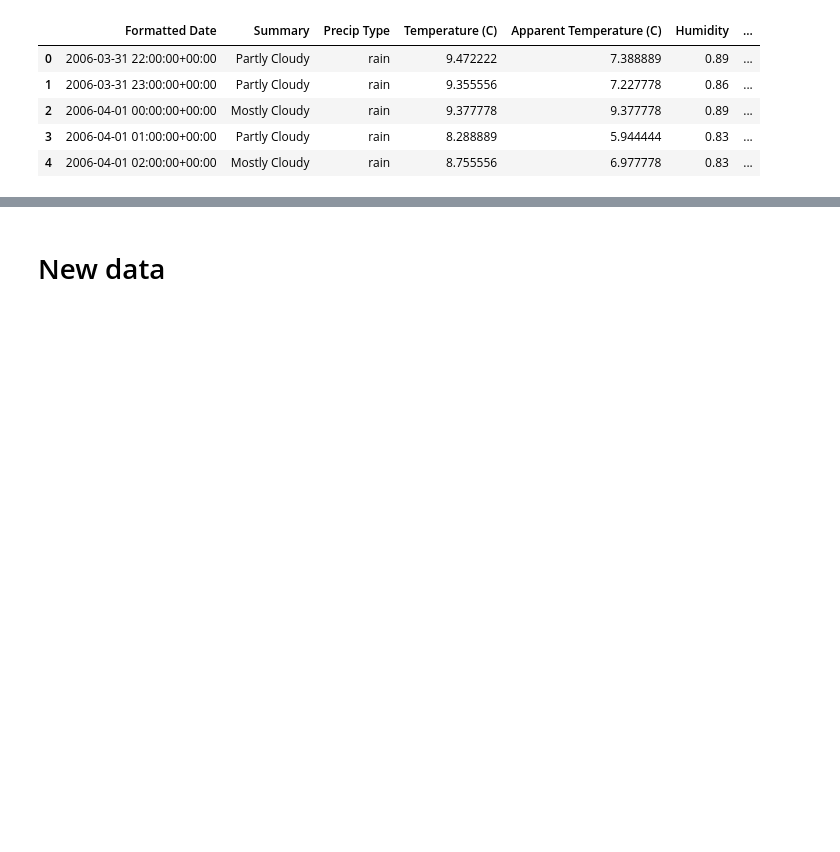
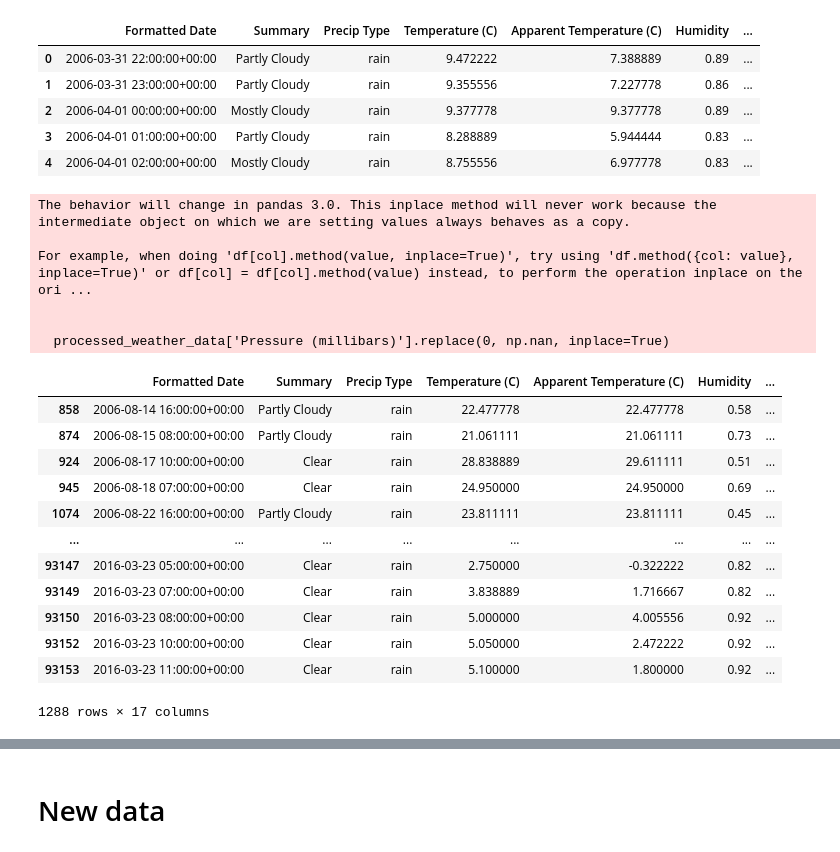
Before and after one commit to CMC-NCKH-2026/Weather_forcasting, a Jupyter notebook: notebooks/Data_Engineering.ipynb, the cells around one changed output, grey strips where cells are left out. Drawn from its saved outputs; the diff is of its cells as text; code cells hidden in the pictures; blank space fills up the shorter version.

Commit message:
ReEngineering data

```diff
--- a/notebooks/Data_Engineering.ipynb
+++ b/notebooks/Data_Engineering.ipynb
@@ -45,8 +46,8 @@ def create_features(df):
     df['Weekday'] = df['Formatted Date'].dt.weekday
     return df
 
-weather_data = create_features(weather_data)
-weather_data.head()
+processed_weather_data = create_features(weather_data)
+processed_weather_data.head()
 # %% [output]
 |  | Formatted Date | Summary | Precip Type | Temperature (C) | Apparent Temperature (C) | Humidity | ... |
 | 0 | 2006-03-31 22:00:00+00:00 | Partly Cloudy | rain | 9.472222 | 7.388889 | 0.89 | ... |
@@ -54,3 +55,26 @@ weather_data.head()
 | 2 | 2006-04-01 00:00:00+00:00 | Mostly Cloudy | rain | 9.377778 | 9.377778 | 0.89 | ... |
 | 3 | 2006-04-01 01:00:00+00:00 | Partly Cloudy | rain | 8.288889 | 5.944444 | 0.83 | ... |
 | 4 | 2006-04-01 02:00:00+00:00 | Mostly Cloudy | rain | 8.755556 | 6.977778 | 0.83 | ... |
+# %%
+processed_weather_data['Pressure (millibars)'].replace(0, np.nan, inplace=True)
+processed_weather_data[processed_weather_data['Pressure (millibars)'].isna()]
+# %% [output]
+The behavior will change in pandas 3.0. This inplace method will never work because the intermediate object on which we are setting values always behaves as a copy.
+
+For example, when doing 'df[col].method(value, inplace=True)', try using 'df.method({col: value}, inplace=True)' or df[col] = df[col].method(value) instead, to perform the operation inplace on the ori ...
+
+
+  processed_weather_data['Pressure (millibars)'].replace(0, np.nan, inplace=True)
+|  | Formatted Date | Summary | Precip Type | Temperature (C) | Apparent Temperature (C) | Humidity | ... |
+| 858 | 2006-08-14 16:00:00+00:00 | Partly Cloudy | rain | 22.477778 | 22.477778 | 0.58 | ... |
+| 874 | 2006-08-15 08:00:00+00:00 | Partly Cloudy | rain | 21.061111 | 21.061111 | 0.73 | ... |
+| 924 | 2006-08-17 10:00:00+00:00 | Clear | rain | 28.838889 | 29.611111 | 0.51 | ... |
+| 945 | 2006-08-18 07:00:00+00:00 | Clear | rain | 24.950000 | 24.950000 | 0.69 | ... |
+| 1074 | 2006-08-22 16:00:00+00:00 | Partly Cloudy | rain | 23.811111 | 23.811111 | 0.45 | ... |
+| ... | ... | ... | ... | ... | ... | ... | ... |
+| 93147 | 2016-03-23 05:00:00+00:00 | Clear | rain | 2.750000 | -0.322222 | 0.82 | ... |
+| 93149 | 2016-03-23 07:00:00+00:00 | Clear | rain | 3.838889 | 1.716667 | 0.82 | ... |
+| 93150 | 2016-03-23 08:00:00+00:00 | Clear | rain | 5.000000 | 4.005556 | 0.92 | ... |
+| 93152 | 2016-03-23 10:00:00+00:00 | Clear | rain | 5.050000 | 2.472222 | 0.92 | ... |
+| 93153 | 2016-03-23 11:00:00+00:00 | Clear | rain | 5.100000 | 1.800000 | 0.92 | ... |
+1288 rows × 17 columns
```
Also changed, not shown: parts of 5 cells of this notebook, 2 other files.
